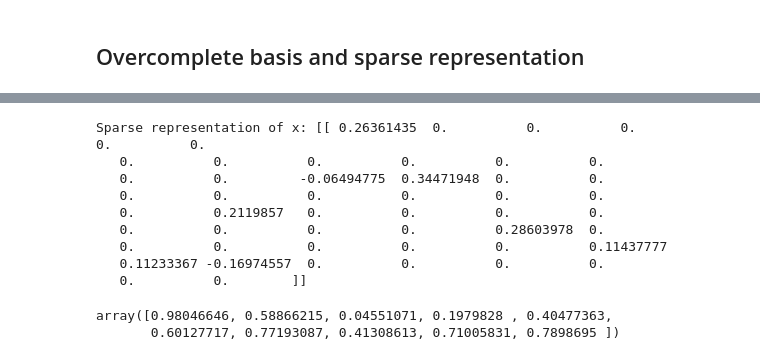
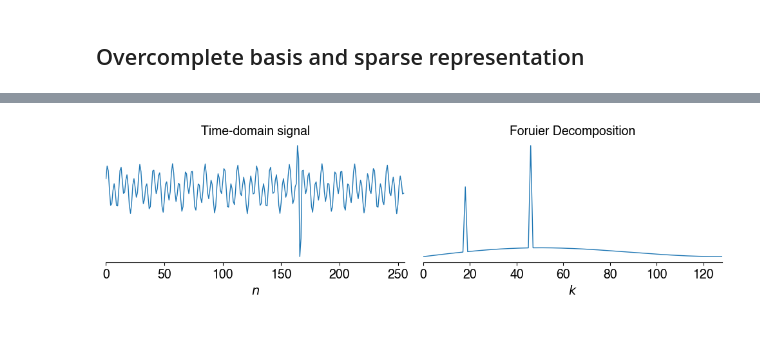
Before and after one commit to siva82kb/alada, a Jupyter notebook: analysis/signalprocessing/signal_processing.ipynb, the cells around one changed output, grey strips where cells are left out. Saved outputs shown, nothing was run; the diff lists cells and outputs as text; code cells hidden in the pictures; blank space fills up the shorter version.

Commit message:
Completed signals lecture slides.

```diff
--- a/analysis/signalprocessing/signal_processing.ipynb
+++ b/analysis/signalprocessing/signal_processing.ipynb
@@ -776,30 +745,0 @@ array([[ 0.00000000e+00,  0.00000000e+00,  0.00000000e+00,
-# %%
-n = 10   # number of dimensions (rows)
-m = 50   # number of signals (columns)
-A = np.random.rand(n, m)
-
-# Step 2: Define a new signal x (n-dimensional)
-x = np.random.rand(n)
-
-# Step 3: Use SparseCoder to find a sparse representation of x
-coder = SparseCoder(dictionary=A.T, transform_algorithm='lasso_lars', transform_alpha=0.1)
-
-# Step 4: Find the sparse code (sparse coefficients)
-sparse_representation = coder.transform(x.reshape(1, -1))
-
-print("Sparse representation of x:", sparse_representation)
-# %% [output]
-Sparse representation of x: [[ 0.26361435  0.          0.          0.          0.          0.
-   0.          0.          0.          0.          0.          0.
-   0.          0.         -0.06494775  0.34471948  0.          0.
-   0.          0.          0.          0.          0.          0.
-   0.          0.2119857   0.          0.          0.          0.
-   0.          0.          0.          0.          0.28603978  0.
-   0.          0.          0.          0.          0.          0.11437777
-   0.11233367 -0.16974557  0.          0.          0.          0.
-   0.          0.        ]]
-# %%
-x
-# %% [output]
-array([0.98046646, 0.58866215, 0.04551071, 0.1979828 , 0.40477363,
-       0.60127717, 0.77193087, 0.41308613, 0.71005831, 0.7898695 ])
@@ -805,0 +773,33 @@ array([0.98046646, 0.58866215, 0.04551071, 0.1979828 , 0.40477363,
+# %%
+fig = plt.figure(figsize=(10, 5))
+ax = fig.add_subplot(221)
+ax.plot(n, x1, lw=1)
+ax.spines['left'].set_visible(False)
+ax.spines['right'].set_visible(False)
+ax.spines['top'].set_visible(False)
+ax.yaxis.set_ticks([])  # Hide ticks on the left side
+ax.yaxis.set_label_coords(1.02, 0.5)  # Move the y-axis label to the right
+ax.set_xlabel("$n$", fontsize=14)
+ax.tick_params(axis='both', labelsize=14)
+ax.set_xlim(0, N)
+ax.set_title("Time-domain signal", fontsize=14)
+
+ax = fig.add_subplot(222)
+ax.plot(n, np.abs(Xf), lw=1)
+ax.spines['left'].set_visible(False)
+ax.spines['right'].set_visible(False)
+ax.spines['top'].set_visible(False)
+ax.yaxis.set_ticks([])  # Hide ticks on the left side
+ax.yaxis.set_label_coords(1.02, 0.5)  # Move the y-axis label to the right
+ax.set_xlabel("$k$", fontsize=14)
+ax.tick_params(axis='both', labelsize=14)
+ax.set_xlim(0, N // 2)
+ax.set_title("Foruier Decomposition", fontsize=14)
+
+plt.tight_layout()
+
+# Save figure
+fig.savefig(pathlib.Path(outdir, "signal-fourier.png"), bbox_inches='tight', dpi=300)
+fig.savefig(pathlib.Path(outdir, "signal-fourier.svg"), bbox_inches='tight')
+# %% [output]
+[figure, added]
```
Also changed, not shown: parts of 8 cells of this notebook, 5 other files.
